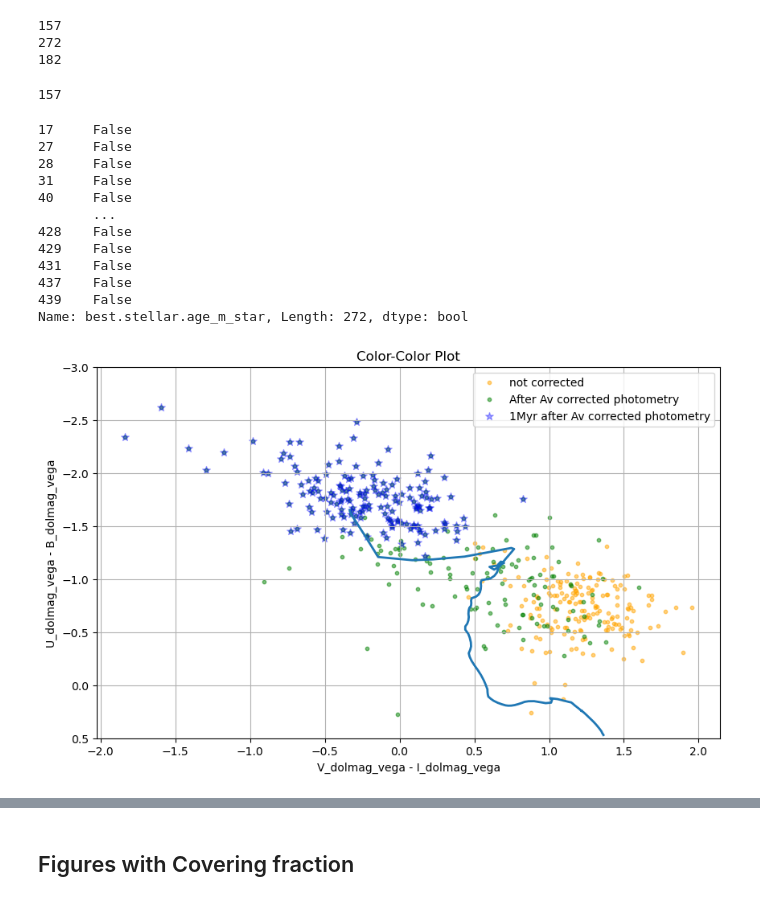
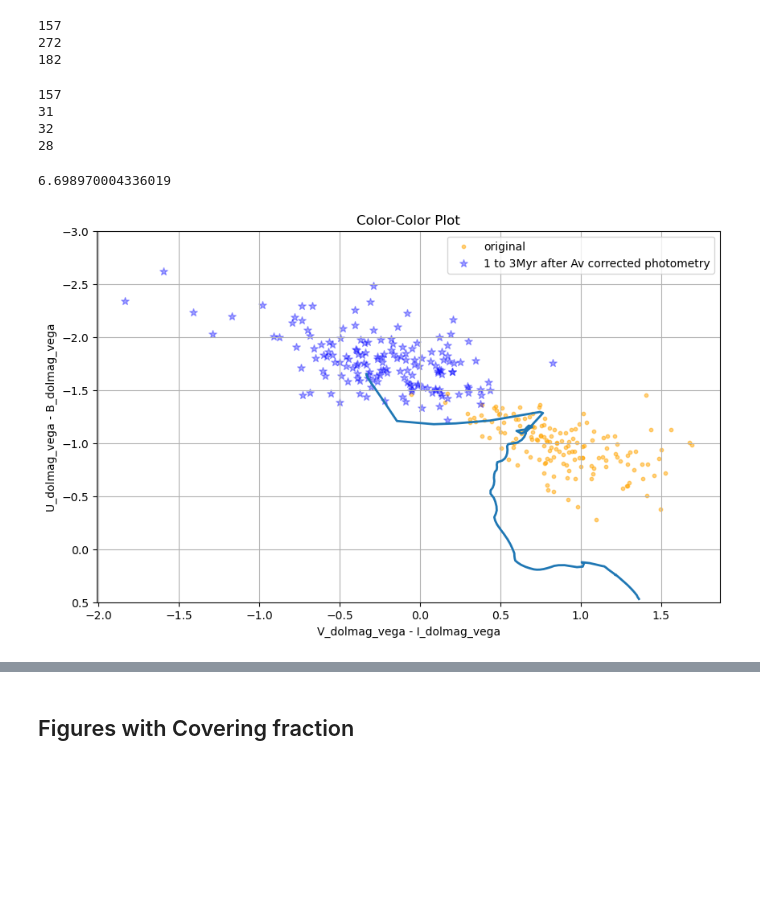
Before and after one commit to kilarson/msa, a Jupyter notebook: msa_cigale.ipynb, the cells around one changed output, grey strips where cells are left out. Saved outputs shown, nothing was run; the diff lists cells and outputs as text; code cells hidden in the pictures; blank space fills up the shorter version.

```diff
--- a/msa_cigale.ipynb
+++ b/msa_cigale.ipynb
@@ -1120,7 +1133,7 @@ cigale_df['reg_dolflux_Av_MinChiSq_err'] = np.round(av_error, 3)
 cigdir_new = 'out_newAv/'
 cigale_file = 'results'
 cigale_tbl = Table.read(cigdir_new+cigale_file+'.fits', format='fits')
-cigale_df = cigale_tbl_new.to_pandas()
+cigale_df = cigale_tbl.to_pandas()
 print(cigdir_new+cigale_file)
 # %% [output]
 out_newAv/results
@@ -1321,52 +1337,51 @@ print(np.sum(not_corrected))
 272
 182
 # %%
-Myr = (np.log10(cigale_df['best.stellar.age_m_star'][av_corrected]*1e6) < 6.2)
+Myr = (np.log10(cigale_df['best.stellar.age_m_star'][av_corrected]*1e6) < 6.4)
 print(sum(Myr))
-Myr
+Myr3_5 = ((np.log10(cigale_df['best.stellar.age_m_star'][av_corrected]*1e6) > 6.4) & (np.log10(cigale_df['best.stellar.age_m_star'][av_corrected]*1e6) < 6.7) )
+print(sum(Myr3_5))
+Myr5_10 = ((np.log10(cigale_df['best.stellar.age_m_star'][av_corrected]*1e6) > 6.7) & (np.log10(cigale_df['best.stellar.age_m_star'][av_corrected]*1e6) < 7.0) )
+print(sum(Myr5_10))
+
+Myr10_30 = ((np.log10(cigale_df['best.stellar.age_m_star'][av_corrected]*1e6) > 7.0)  & (np.log10(cigale_df['best.stellar.age_m_star'][av_corrected]*1e6) < 7.477) )
+print(sum(Myr10))
 # %% [output]
 157
+31
+32
+28
-17     False
-27     False
-28     False
-31     False
-40     False
-       ...
-428    False
-429    False
-431    False
-437    False
-439    False
-Name: best.stellar.age_m_star, Length: 272, dtype: bool
+# %%
+print(np.log10(5e6))
+# %% [output]
+6.698970004336019
 # %%
 # Calculate color indices
 
 
-v_i_color = data_tbl['V_dolmag_vega_old'][not_corrected] - data_tbl['I_dolmag_vega_old'][not_corrected]
-u_b_color = data_tbl['U_dolmag_vega_old'][not_corrected] - data_tbl['B_dolmag_vega_old'][not_corrected]
+v_i_color = data_tbl['V_dolmag_vega_old'][av_corrected] - data_tbl['I_dolmag_vega_old'][av_corrected]
+u_b_color = data_tbl['U_dolmag_vega_old'][av_corrected] - data_tbl['B_dolmag_vega_old'][av_corrected]
 
 v_i_color_new = data_tbl['V_dolmag_vega'][av_corrected] - data_tbl['I_dolmag_vega'][av_corrected]
 u_b_color_new = data_tbl['U_dolmag_vega'][av_corrected] - data_tbl['B_dolmag_vega'][av_corrected]
 
 # Create the scatter plot
 plt.figure(figsize=(10, 6))
-plt.scatter(v_i_color,u_b_color, s=10, alpha=0.5,color='orange',label = 'not corrected')
-plt.scatter(v_i_color_new,u_b_color_new, s=10, alpha=0.5,color='green',label = 'After Av corrected photometry')
-
-plt.scatter(v_i_color_new[Myr],u_b_color_new[Myr],color='blue', s=50,marker='*', alpha=0.35,label = '1Myr after Av corrected photometry')
+plt.scatter(v_i_color[Myr],u_b_color[Myr], s=10, alpha=0.5,color='orange',label = 'original')
+plt.scatter(v_i_color_new[Myr],u_b_color_new[Myr],color='blue', s=50,marker='*', alpha=0.35,label = '1 to 3Myr after Av corrected photometry')
 #plt.scatter(v_i_color[Myr],u_b_color[Myr], s=10, alpha=0.5,color='blue',label = '1Myr after correction')
 
 plt.plot(bc03_V_vega-bc03_I_vega,bc03_U_vega-bc03_B_vega,linewidth=2 )
 plt.ylim(0.5,-3)
 plt.ylabel('U_dolmag_vega - B_dolmag_vega')
 plt.xlabel('V_dolmag_vega - I_dolmag_vega')
 plt. legend()
 plt.title('Color-Color Plot')
 plt.grid(True)
 
-#plt.savefig(fig_dir+gal+'_'+tracer_band+'_ws'+pc_scales[i]+'pc_CC_1Mry.pdf', bbox_inches='tight', pad_inches=0.15)
+plt.savefig(fig_dir+gal+'_'+tracer_band+'_ws'+pc_scales[i]+'pc_CC_1_3Mry.pdf', bbox_inches='tight', pad_inches=0.15)
 
 plt.show()
 # %% [output]
-[figure, old version]
+[figure, new version]
 # %%
```
Also changed, not shown: parts of 14 cells of this notebook.
